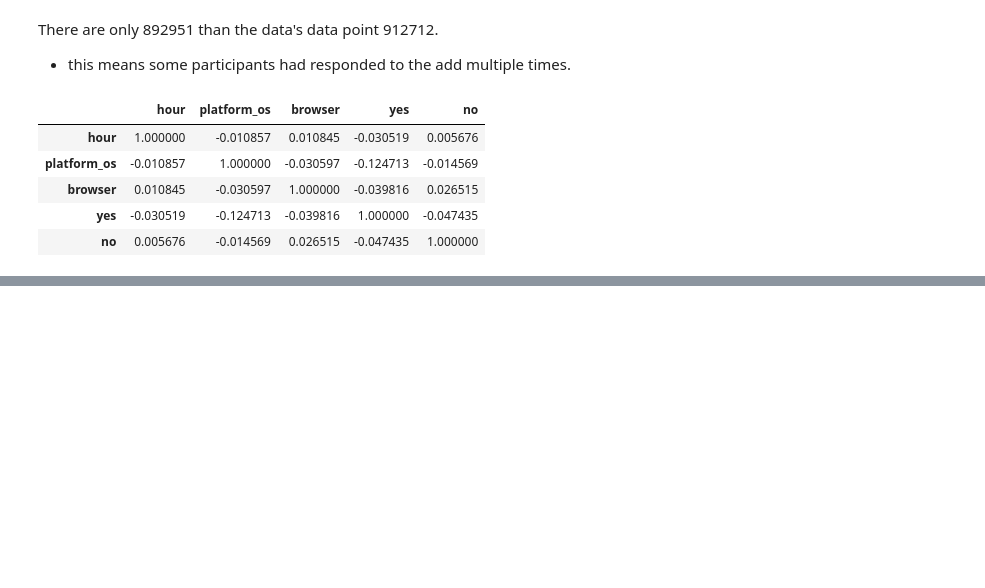
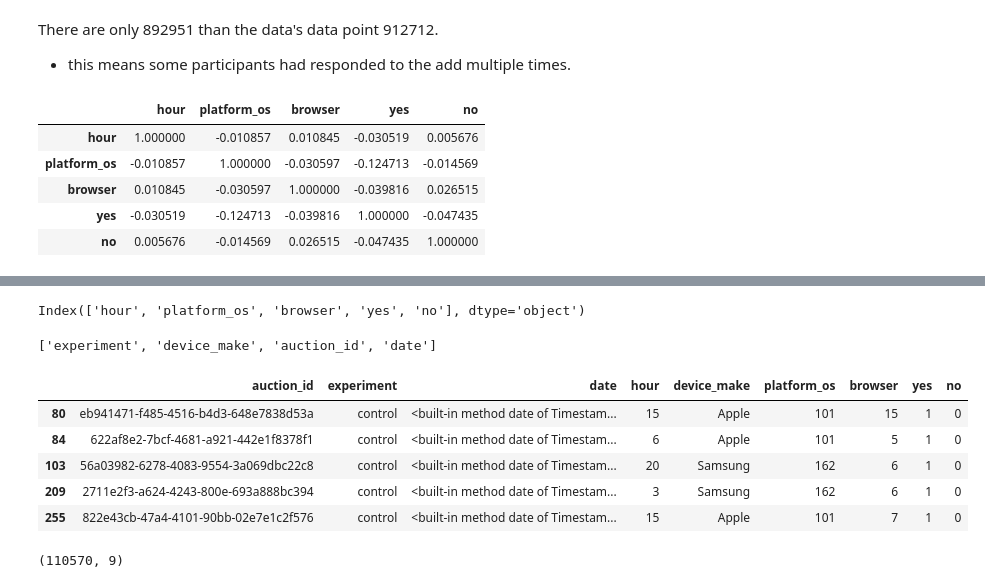
Before and after one commit to nahomHmichael/abtest-mlops, a Jupyter notebook: notebooks/Task3_new_data_AB_test.ipynb, the cells around one changed output, grey strips where cells are left out. Saved outputs shown, nothing was run; the diff lists cells and outputs as text; code cells hidden in the pictures; blank space fills up the shorter version.

```diff
--- a/notebooks/Task3_new_data_AB_test.ipynb
+++ b/notebooks/Task3_new_data_AB_test.ipynb
@@ -116,0 +130,32 @@ df_info.find_matrix_correlation()
+# %%
+number_of_columns =df._get_numeric_data().columns
+number_of_columns
+# %% [output]
+Index(['hour', 'platform_os', 'browser', 'yes', 'no'], dtype='object')
+# %%
+# catagorical values
+list(set(df_columns) - set(number_of_columns))
+# %% [output]
+['experiment', 'device_make', 'auction_id', 'date']
+# %%
+df['yes'] = df['yes'].astype(int)
+df['no'] = df['no'].astype(int)
+# %%
+# copying dataframe
+response = df.copy(deep=True)
+# %%
+# getting users who only selects yes or no
+response = response[response['yes'] == 1].append(response[response['no'] == 1])
+response.head()
+# %% [output]
+|  | auction_id | experiment | date | hour | device_make | platform_os | browser | yes | no |
+| 80 | eb941471-f485-4516-b4d3-648e7838d53a | control | <built-in method date of Timestam... | 15 | Apple | 101 | 15 | 1 | 0 |
+| 84 | 622af8e2-7bcf-4681-a921-442e1f8378f1 | control | <built-in method date of Timestam... | 6 | Apple | 101 | 5 | 1 | 0 |
+| 103 | 56a03982-6278-4083-9554-3a069dbc22c8 | control | <built-in method date of Timestam... | 20 | Samsung | 162 | 6 | 1 | 0 |
+| 209 | 2711e2f3-a624-4243-800e-693a888bc394 | control | <built-in method date of Timestam... | 3 | Samsung | 162 | 6 | 1 | 0 |
+| 255 | 822e43cb-47a4-4101-90bb-02e7e1c2f576 | control | <built-in method date of Timestam... | 15 | Apple | 101 | 7 | 1 | 0 |
+# %%
+# getting size of the new dataframe
+response.shape
+# %% [output]
+(110570, 9)
```
Also changed, not shown: parts of 4 cells of this notebook.
